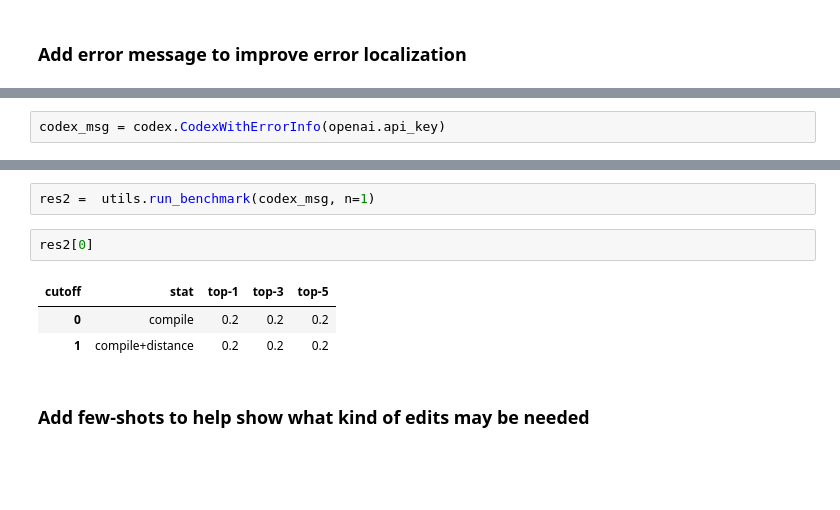
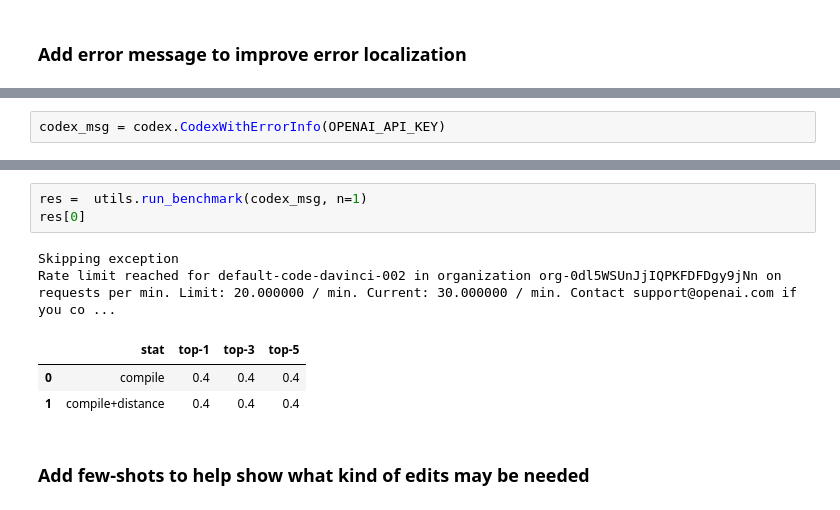
Before and after one commit to josepablocam/ai4code_repair, a Jupyter notebook: tutorial1-syntax-repair.ipynb, the cells around one changed output, grey strips where cells are left out. Drawn from its saved outputs; the diff is of its cells as text; blank space fills up the shorter version.

```diff
--- a/tutorial1-syntax-repair.ipynb
+++ b/tutorial1-syntax-repair.ipynb
@@ -178,2 +323,2 @@ class CodexWithErrorInfo(CodexBaseRepair):
 # %%
-codex_msg = codex.CodexWithErrorInfo(openai.api_key)
+codex_msg = codex.CodexWithErrorInfo(OPENAI_API_KEY)
@@ -198,10 +331,11 @@ codex_msg.repair(bad_simple, maxtokens=100, n=1)
 # %%
-res2 =  utils.run_benchmark(codex_msg, n=1)
+res =  utils.run_benchmark(codex_msg, n=1)
+res[0]
+# %% [output]
+Skipping exception
+Rate limit reached for default-code-davinci-002 in organization org-0dl5WSUnJjIQPKFDFDgy9jNn on requests per min. Limit: 20.000000 / min. Current: 30.000000 / min. Contact support@openai.com if you co ...
+|  | stat | top-1 | top-3 | top-5 |
+| 0 | compile | 0.4 | 0.4 | 0.4 |
+| 1 | compile+distance | 0.4 | 0.4 | 0.4 |
-# %%
-res2[0]
-# %% [output]
-| cutoff | stat | top-1 | top-3 | top-5 |
-| 0 | compile | 0.2 | 0.2 | 0.2 |
-| 1 | compile+distance | 0.2 | 0.2 | 0.2 |
 # %% [markdown]
 ### Add few-shots to help show what kind of edits may be needed
```
Also changed, not shown: parts of 85 cells of this notebook, 1 other file.
